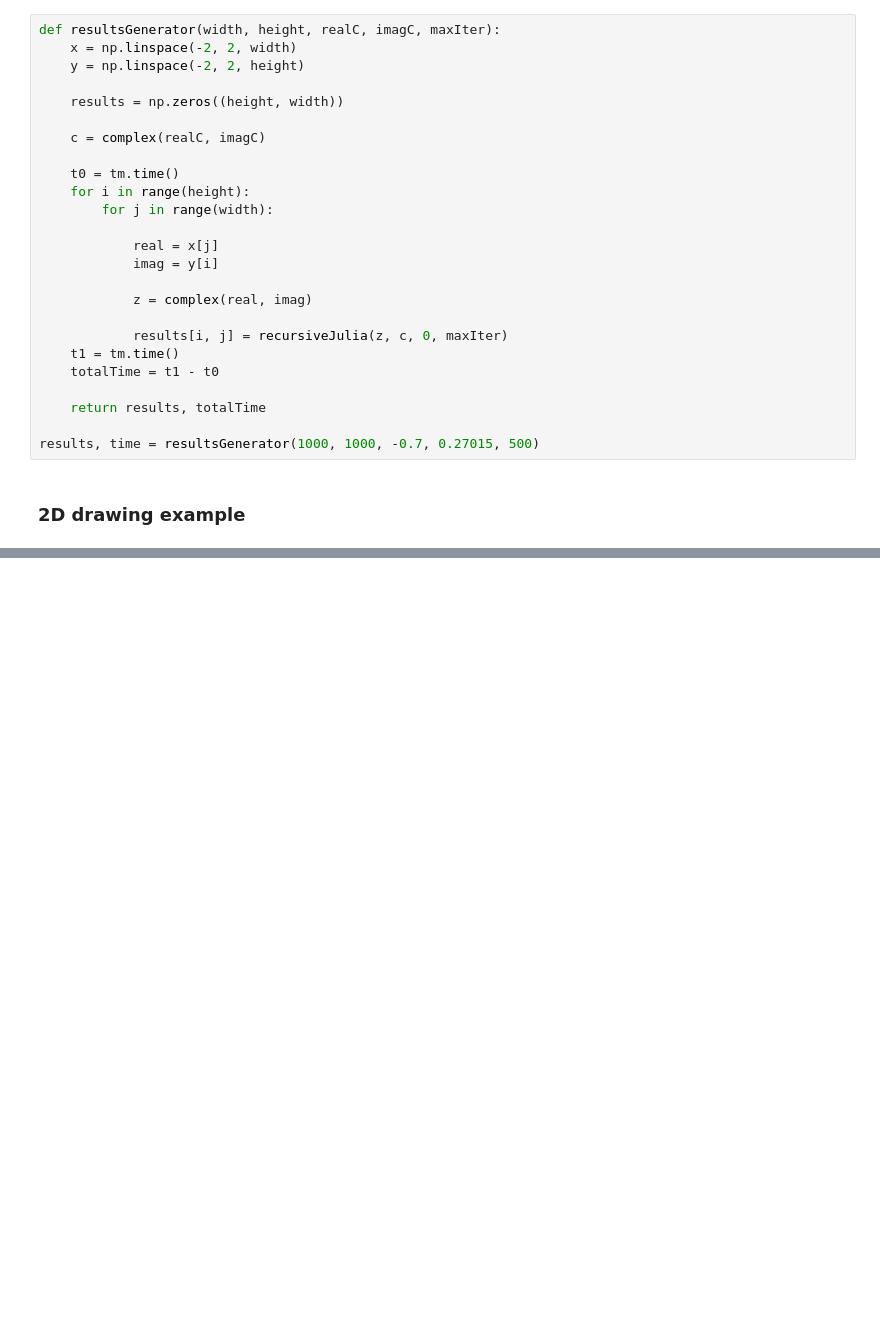
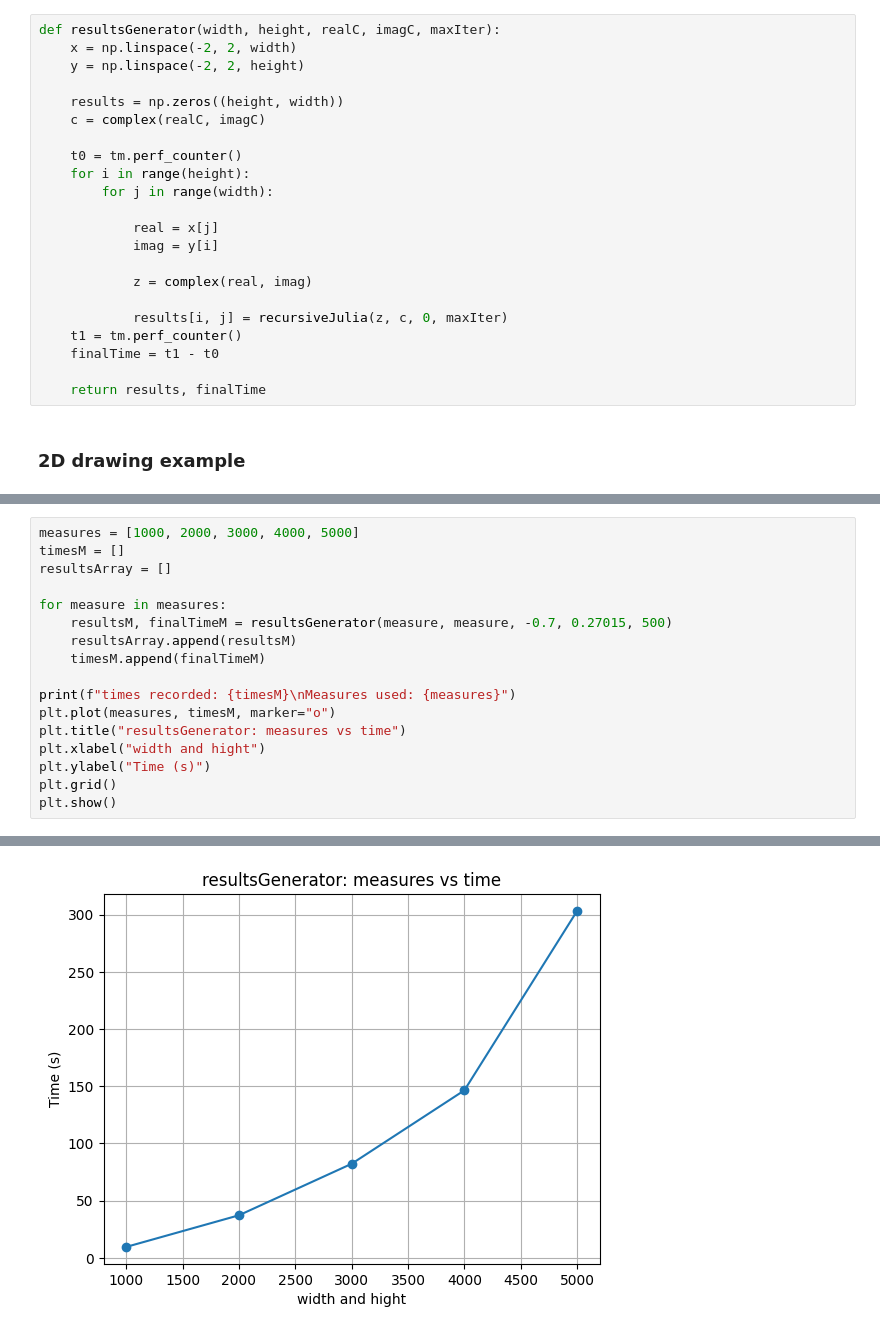
Before and after one commit to Mitin726/Julia-s-Fractal-Generator-Algorithm, a Jupyter notebook: algorithmJulia.ipynb, the cells around one changed output, grey strips where cells are left out. Cells and saved outputs as stored; diff of their text form; blank space fills up the shorter version.

```diff
--- a/algorithmJulia.ipynb
+++ b/algorithmJulia.ipynb
@@ -33,10 +60,9 @@ def resultsGenerator(width, height, realC, imagC, maxIter):
     y = np.linspace(-2, 2, height)
 
     results = np.zeros((height, width))
-
     c = complex(realC, imagC)
 
-    t0 = tm.time()
+    t0 = tm.perf_counter()
     for i in range(height):
         for j in range(width):
 
@@ -46,12 +72,10 @@ def resultsGenerator(width, height, realC, imagC, maxIter):
             z = complex(real, imag)
 
             results[i, j] = recursiveJulia(z, c, 0, maxIter)
-    t1 = tm.time()
-    totalTime = t1 - t0
+    t1 = tm.perf_counter()
+    finalTime = t1 - t0
 
-    return results, totalTime
-
-results, time = resultsGenerator(1000, 1000, -0.7, 0.27015, 500)
+    return results, finalTime
 # %% [markdown]
 ### 2D drawing example
 # %%
@@ -78,0 +93,18 @@ print(times)
+# %%
+measures = [1000, 2000, 3000, 4000, 5000]
+timesM = []
+resultsArray = []
+
+for measure in measures:
+    resultsM, finalTimeM = resultsGenerator(measure, measure, -0.7, 0.27015, 500)
+    resultsArray.append(resultsM)
+    timesM.append(finalTimeM)
+
+print(f"times recorded: {timesM}\nMeasures used: {measures}")
+plt.plot(measures, timesM, marker="o")
+plt.title("resultsGenerator: measures vs time")
+plt.xlabel("width and hight")
+plt.ylabel("Time (s)")
+plt.grid()
+plt.show()
+# %% [output]
@@ -78,0 +113 @@ print(times)
+[figure, added]
```
Also changed, not shown: parts of 10 cells of this notebook.
